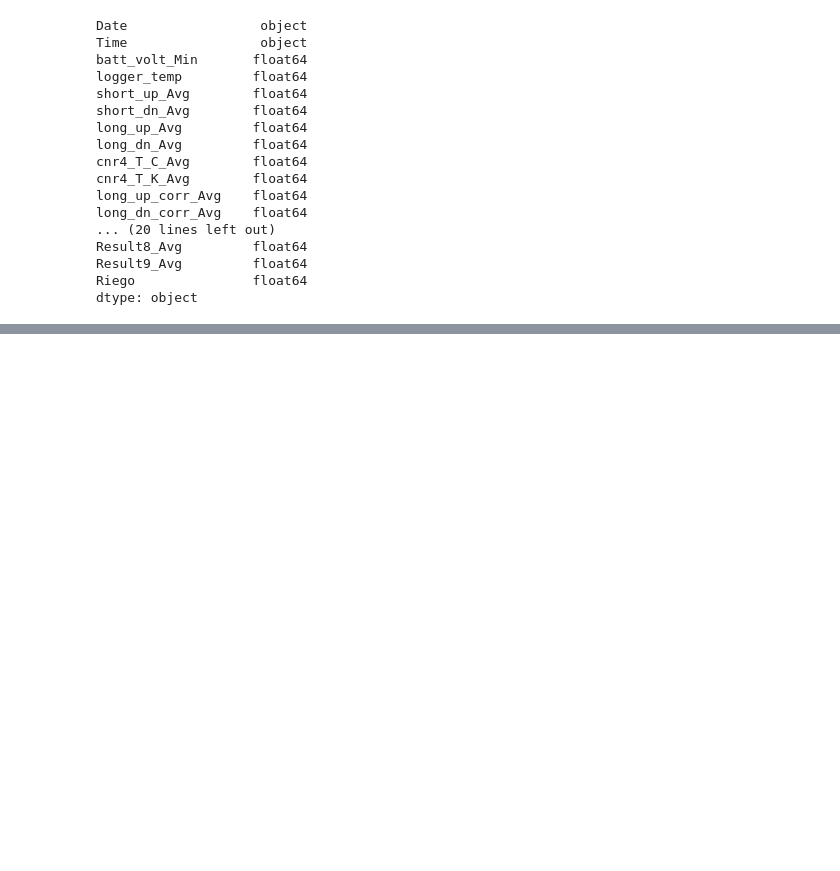
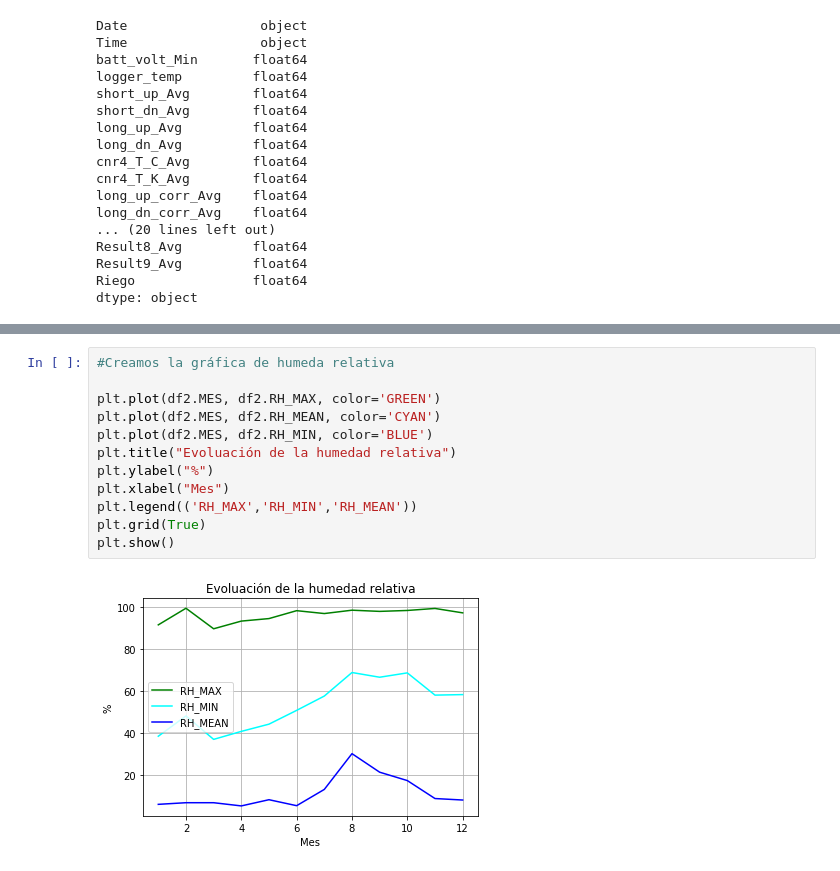
Before and after one commit to AdrianEVC/F-sica-computacional, a Jupyter notebook: Evaluacion2/Untitled.ipynb, the cells around one changed output, grey strips where cells are left out. Cells and saved outputs as stored; diff of their text form; blank space fills up the shorter version.

```diff
--- a/Evaluacion2/Untitled.ipynb
+++ b/Evaluacion2/Untitled.ipynb
@@ -40,0 +203,14 @@ dtype: object
+# %%
+#Creamos la gráfica de humeda relativa
+
+plt.plot(df2.MES, df2.RH_MAX, color='GREEN')
+plt.plot(df2.MES, df2.RH_MEAN, color='CYAN')
+plt.plot(df2.MES, df2.RH_MIN, color='BLUE')
+plt.title("Evoluación de la humedad relativa")
+plt.ylabel("%")
+plt.xlabel("Mes")
+plt.legend(('RH_MAX','RH_MIN','RH_MEAN'))
+plt.grid(True)
+plt.show()
+# %% [output]
+[figure, added]
```
Also changed, not shown: parts of 37 cells of this notebook, 1 other file.
